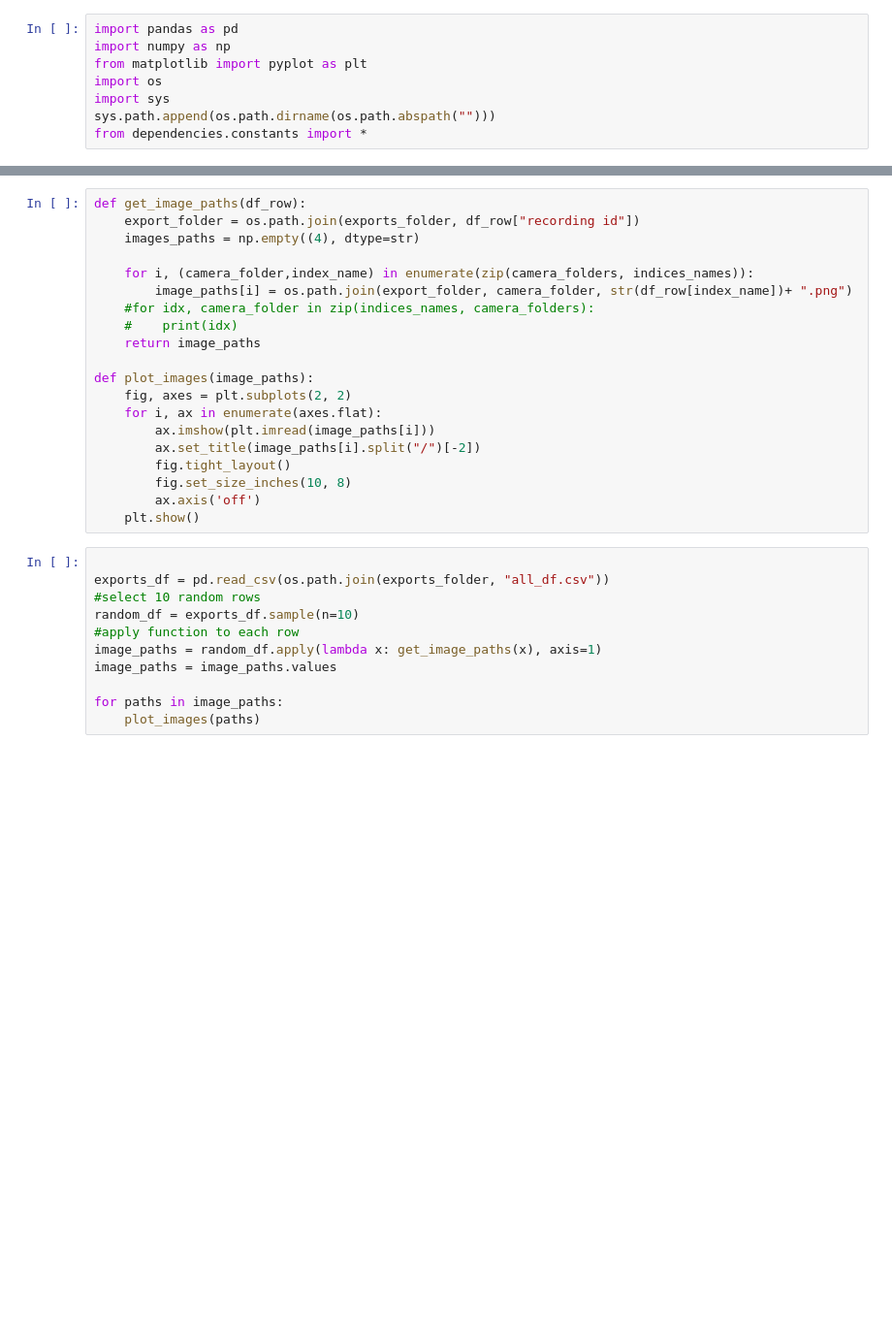
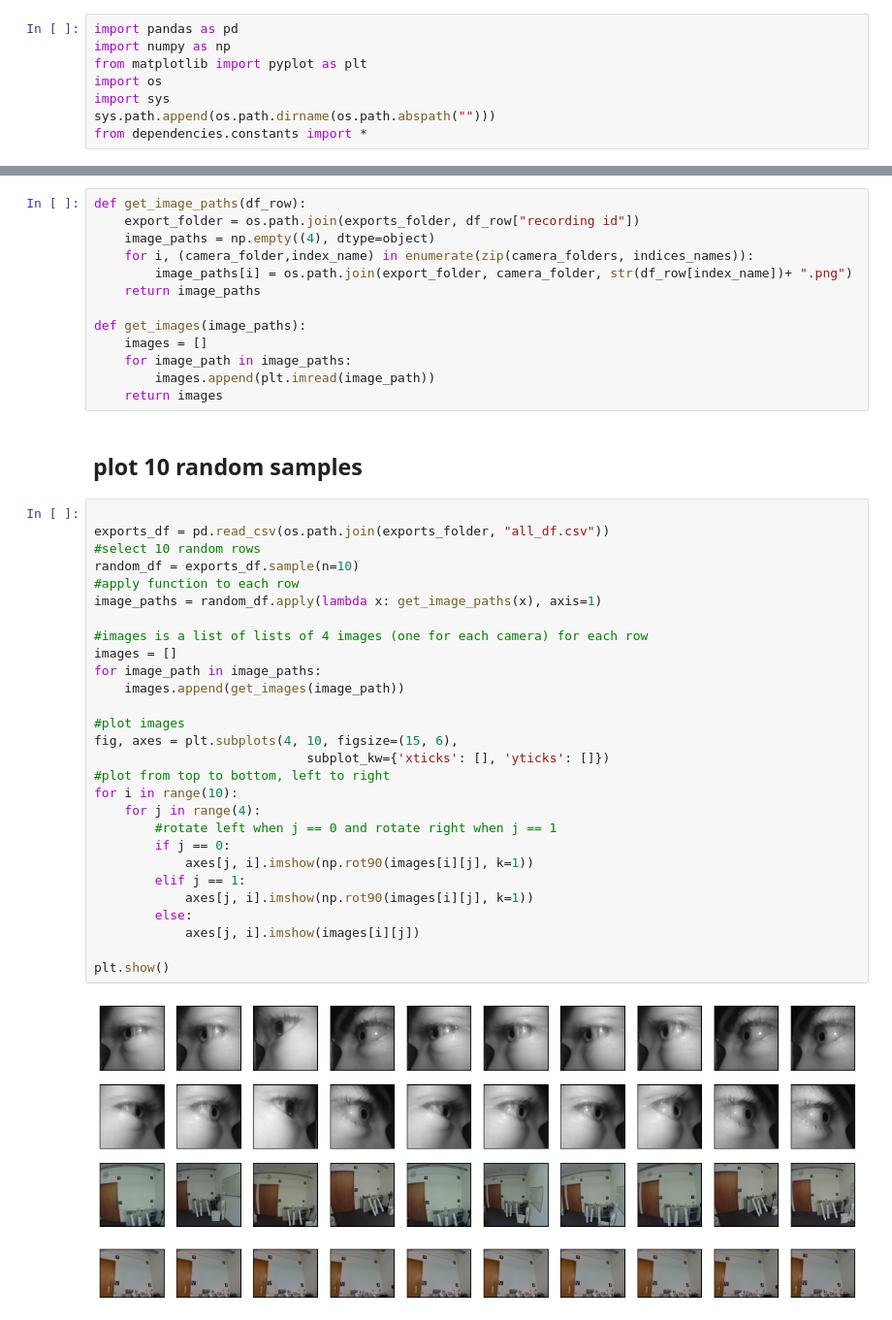
Before and after one commit to mathislindner/Gaze-Data-Acquisition-Code-and-Thesis, a Jupyter notebook: oos/visulalize_dataset.ipynb, the cells around one changed output, grey strips where cells are left out. Shown at 97% size. Drawn from its saved outputs; the diff is of its cells as text; blank space fills up the shorter version.

Commit message:
added visualization of dataset

```diff
--- a/oos/visulalize_dataset.ipynb
+++ b/oos/visulalize_dataset.ipynb
@@ -9,31 +11,45 @@ from dependencies.constants import *
 # %%
 def get_image_paths(df_row):
     export_folder = os.path.join(exports_folder, df_row["recording id"])
-    images_paths = np.empty((4), dtype=str)
-
+    image_paths = np.empty((4), dtype=object)
     for i, (camera_folder,index_name) in enumerate(zip(camera_folders, indices_names)):
         image_paths[i] = os.path.join(export_folder, camera_folder, str(df_row[index_name])+ ".png")
-    #for idx, camera_folder in zip(indices_names, camera_folders):
-    #    print(idx)
     return image_paths
 
-def plot_images(image_paths):
-    fig, axes = plt.subplots(2, 2)
-    for i, ax in enumerate(axes.flat):
-        ax.imshow(plt.imread(image_paths[i]))
-        ax.set_title(image_paths[i].split("/")[-2])
-        fig.tight_layout()
-        fig.set_size_inches(10, 8)
-        ax.axis('off')
-    plt.show()
+def get_images(image_paths):
+    images = []
+    for image_path in image_paths:
+        images.append(plt.imread(image_path))
+    return images
-# %%
-
-exports_df = pd.read_csv(os.path.join(exports_folder, "all_df.csv"))
-#select 10 random rows
-random_df = exports_df.sample(n=10)
-#apply function to each row
-image_paths = random_df.apply(lambda x: get_image_paths(x), axis=1)
-image_paths = image_paths.values
-
-for paths in image_paths:
-    plot_images(paths)
+# %% [markdown]
+## plot 10 random samples
+# %%
+
+exports_df = pd.read_csv(os.path.join(exports_folder, "all_df.csv"))
+#select 10 random rows
+random_df = exports_df.sample(n=10)
+#apply function to each row
+image_paths = random_df.apply(lambda x: get_image_paths(x), axis=1)
+
+#images is a list of lists of 4 images (one for each camera) for each row
+images = []
+for image_path in image_paths:
+    images.append(get_images(image_path))
+
+#plot images
+fig, axes = plt.subplots(4, 10, figsize=(15, 6),
+                            subplot_kw={'xticks': [], 'yticks': []})
+#plot from top to bottom, left to right
+for i in range(10):
+    for j in range(4):
+        #rotate left when j == 0 and rotate right when j == 1
+        if j == 0:
+            axes[j, i].imshow(np.rot90(images[i][j], k=1))
+        elif j == 1:
+            axes[j, i].imshow(np.rot90(images[i][j], k=1))
+        else:
+            axes[j, i].imshow(images[i][j])
+
+plt.show()
+# %% [output]
+[figure, added]
```
Also changed, not shown: parts of 1 cell of this notebook.
